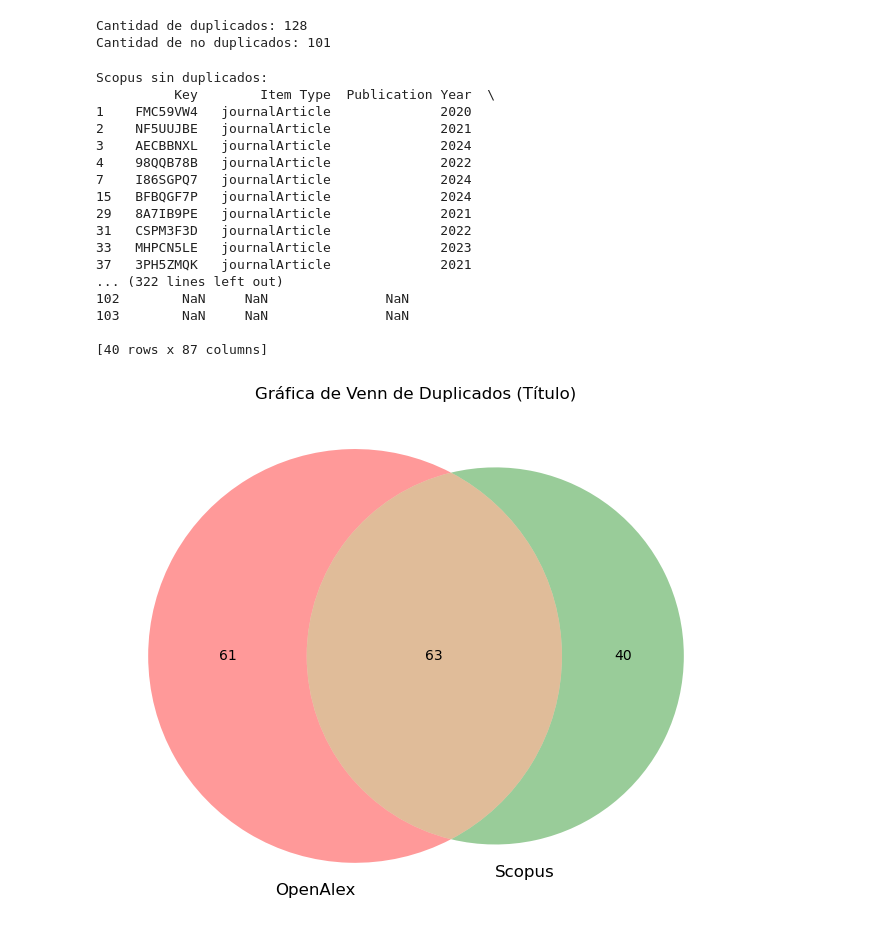
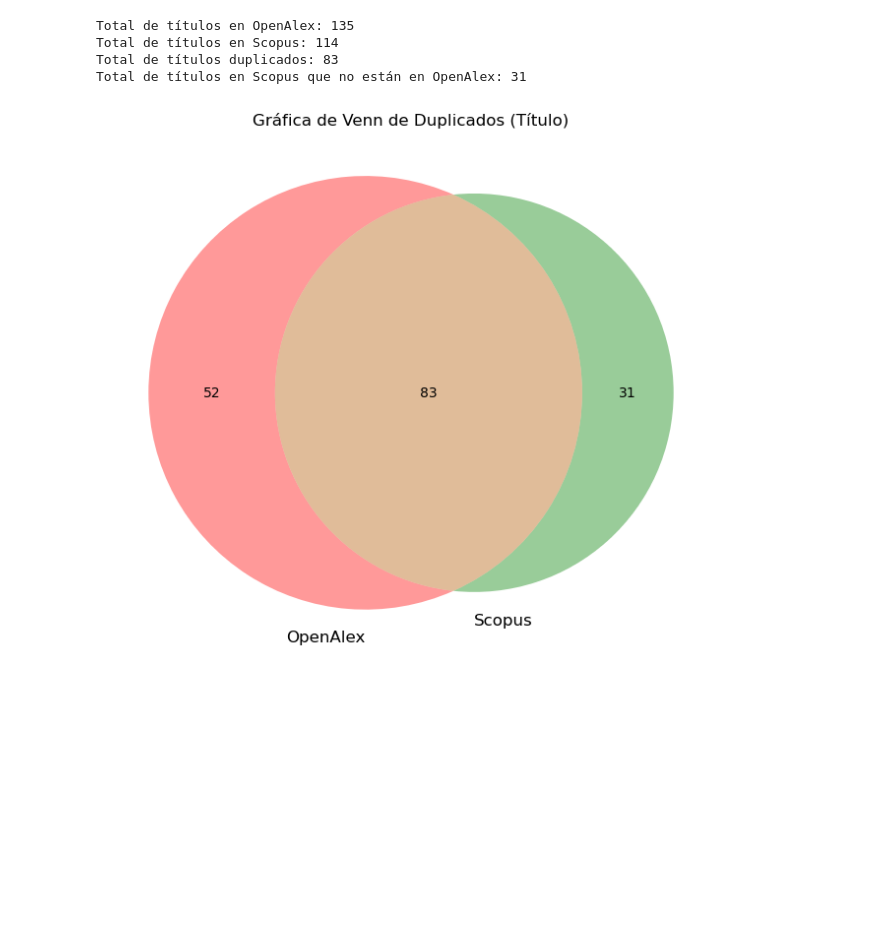
Before and after one commit to oscar-rincon/Review-Seismic-Waves, a Jupyter notebook: main/Analysis_duplicates/analysis_duplicates.ipynb, the cells around one changed output. Cells and saved outputs as stored; diff of their text form; code cells hidden in the pictures; blank space fills up the shorter version.

Commit message:
Refactor database used for search in seismic waves document

```diff
--- a/main/Analysis_duplicates/analysis_duplicates.ipynb
+++ b/main/Analysis_duplicates/analysis_duplicates.ipynb
@@ -50,71 +1,42 @@ Cantidad de no duplicados: 142
-# %%
-import pandas as pd
-import matplotlib.pyplot as plt
-from matplotlib_venn import venn2
-
-# Leer los archivos CSV
-df1 = pd.read_csv('OpenAlex_seismic_waves.csv')
-df2 = pd.read_csv('Scopus_seismic_waves.csv')
-
-# Identificar duplicados basados en la columna 'Title'
-combined_df = pd.concat([df1, df2])
-duplicated_df = combined_df[combined_df.duplicated(subset=['Title'], keep=False)]
-
-# Mostrar los duplicados
-#print("Duplicados:")
-#print(duplicated_df)
-
-# Guardar los duplicados en un nuevo archivo CSV
-duplicated_df.to_csv('duplicados.csv', index=False)
-
-# Contar la cantidad de duplicados
-num_duplicates = len(duplicated_df)
-print(f"Cantidad de duplicados: {num_duplicates}")
-
-# Contar cantidad de no duplicados
-num_no_duplicates = len(combined_df) - num_duplicates
-print(f"Cantidad de no duplicados: {num_no_duplicates}")
-# %% [output]
-Cantidad de duplicados: 128
-Cantidad de no duplicados: 101
 # %%
+import pandas as pd
+import matplotlib.pyplot as plt
+from matplotlib_venn import venn2
+
+# Leer los archivos CSV
+df1 = pd.read_csv('OpenAlex_seismic_waves_both.csv')
+df2 = pd.read_csv('Scopus_seismic_waves_both.csv')
+
 # Crear conjuntos de títulos para cada DataFrame
 set1 = set(df1['Title'])
 set2 = set(df2['Title'])
 
+# Identificar títulos duplicados
+duplicated_titles = set1 & set2
+duplicated_df = df1[df1['Title'].isin(duplicated_titles)]
+
 # Filtrar el DataFrame de Scopus para excluir los duplicados
-scopus_no_duplicates = df2[~df2['Title'].isin(duplicated_df['Title'])]
-
-# Mostrar la lista de Scopus sin duplicados
-print("Scopus sin duplicados:")
-print(scopus_no_duplicates)
+scopus_no_duplicates = df2[~df2['Title'].isin(duplicated_titles)]
 
 # Guardar los títulos en Scopus que no están en OpenAlex en un archivo CSV
 titles_in_scopus_not_in_openalex = set2 - set1
 titles_not_in_openalex_df = df2[df2['Title'].isin(titles_in_scopus_not_in_openalex)]
 titles_not_in_openalex_df.to_csv('titles_not_in_openalex.csv', index=False)
 
+# Imprimir los totales
+print(f"Total de títulos en OpenAlex: {len(set1)}")
+print(f"Total de títulos en Scopus: {len(set2)}")
+print(f"Total de títulos duplicados: {len(duplicated_titles)}")
+print(f"Total de títulos en Scopus que no están en OpenAlex: {len(titles_in_scopus_not_in_openalex)}")
+
 # Crear la gráfica de Venn con los conjuntos de títulos
 plt.figure(figsize=(8, 8))
 venn2([set1, set2], ('OpenAlex', 'Scopus'))
 plt.title('Gráfica de Venn de Duplicados (Título)')
 plt.show()
 # %% [output]
-Scopus sin duplicados:
-          Key        Item Type  Publication Year  \
-1    FMC59VW4   journalArticle              2020
-2    NF5UUJBE   journalArticle              2021
-3    AECBBNXL   journalArticle              2024
-4    98QQB78B   journalArticle              2022
-7    I86SGPQ7   journalArticle              2024
-15   BFBQGF7P   journalArticle              2024
-29   8A7IB9PE   journalArticle              2021
-31   CSPM3F3D   journalArticle              2022
-33   MHPCN5LE   journalArticle              2023
-37   3PH5ZMQK   journalArticle              2021
-... (322 lines left out)
-102        NaN     NaN               NaN
-103        NaN     NaN               NaN
-
-[40 rows x 87 columns]
+Total de títulos en OpenAlex: 135
+Total de títulos en Scopus: 114
+Total de títulos duplicados: 83
+Total de títulos en Scopus que no están en OpenAlex: 31
-[figure, old version]
+[figure, new version]
```
Also changed, not shown: parts of 6 cells of this notebook, 12 other files.
